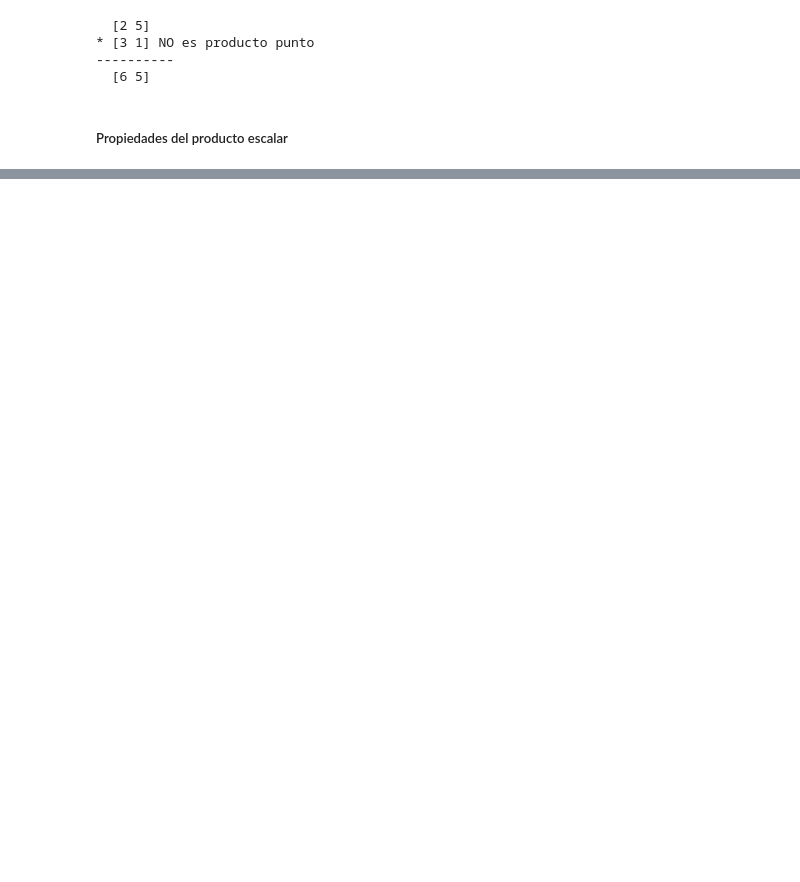
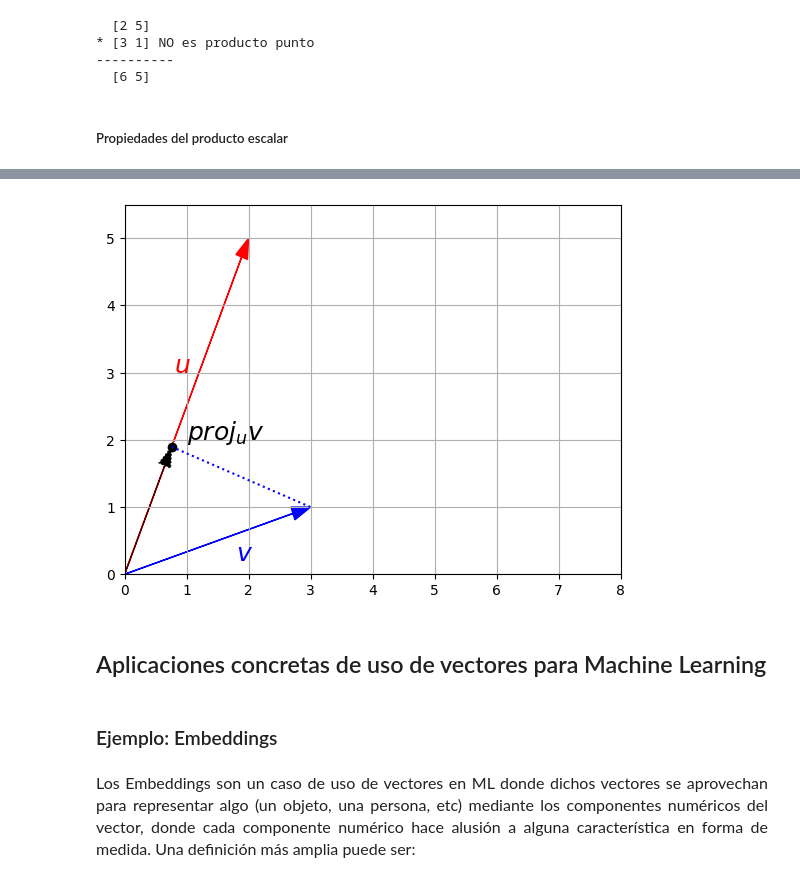
Before and after one commit to SunFanton/maths-for-ai, a Jupyter notebook: Vectores/Vectores.ipynb, the cells around one changed output, grey strips where cells are left out. Saved outputs shown, nothing was run; the diff lists cells and outputs as text; code cells hidden in the pictures; blank space fills up the shorter version.

Commit message:
Aplicaciones de producto escalar y ejemplos de embeddings

```diff
--- a/Vectores/Vectores.ipynb
+++ b/Vectores/Vectores.ipynb
@@ -451,0 +478,27 @@ print(" ", u * v) # Multiplica el primer elemento de u con el primero de v y el
+# %%
+u_normalized = u / LA.norm(u)
+proj = v.dot(u_normalized) * u_normalized
+
+plot_vector2d(u, color="r")
+plot_vector2d(v, color="b")
+
+plot_vector2d(proj, color="k", linestyle=":")
+plt.plot(proj[0], proj[1], "ko")
+
+plt.plot([proj[0], v[0]], [proj[1], v[1]], "b:") # linea azul punteada entre v y la proyeccion de v sobre u
+
+plt.text(1, 2, "$proj_u v$", color="k", fontsize=18)
+plt.text(1.8, 0.2, "$v$", color="b", fontsize=18)
+plt.text(0.8, 3, "$u$", color="r", fontsize=18)
+
+plt.axis([0, 8, 0, 5.5])
+plt.grid()
+plt.show()
+# %% [output]
+[figure, added]
+# %% [markdown]
+## Aplicaciones concretas de uso de vectores para Machine Learning
+# %% [markdown]
+### Ejemplo: Embeddings
+# %% [markdown]
+<p style="font-size:1rem; text-align: justify">Los Embeddings son un caso de uso de vectores en ML donde dichos vectores se aprovechan para representar algo (un objeto, una persona, etc) mediante los componentes numéricos del vector, donde cada componente numérico hace alusión a alguna característica en forma de medida. Una definición más amplia puede ser:</p>
```
Also changed, not shown: parts of 35 cells of this notebook, 9 other files.
